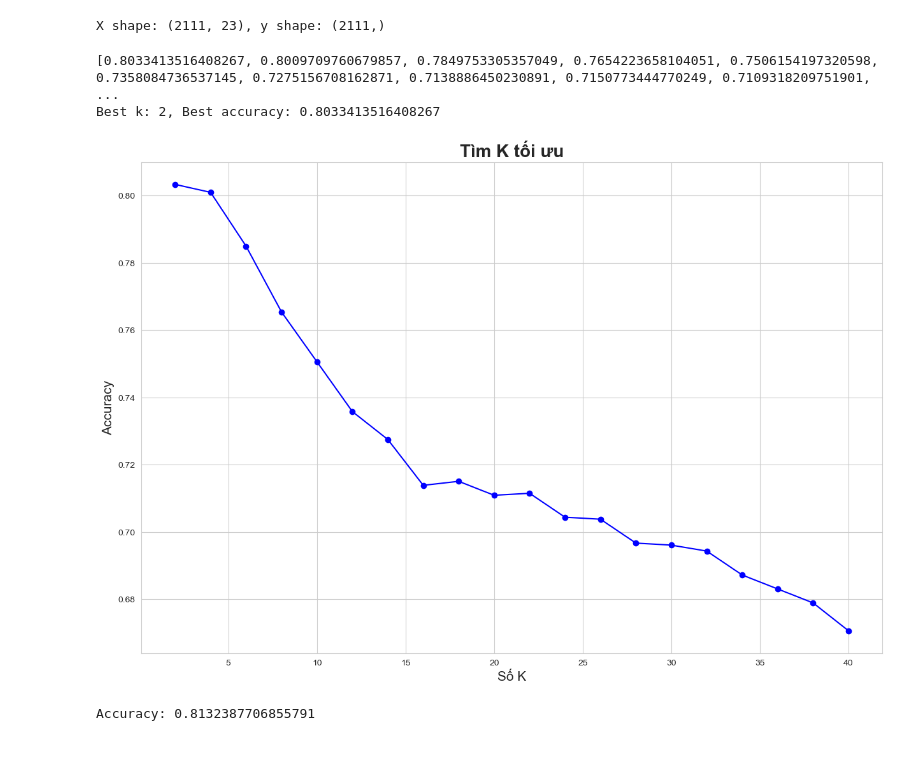
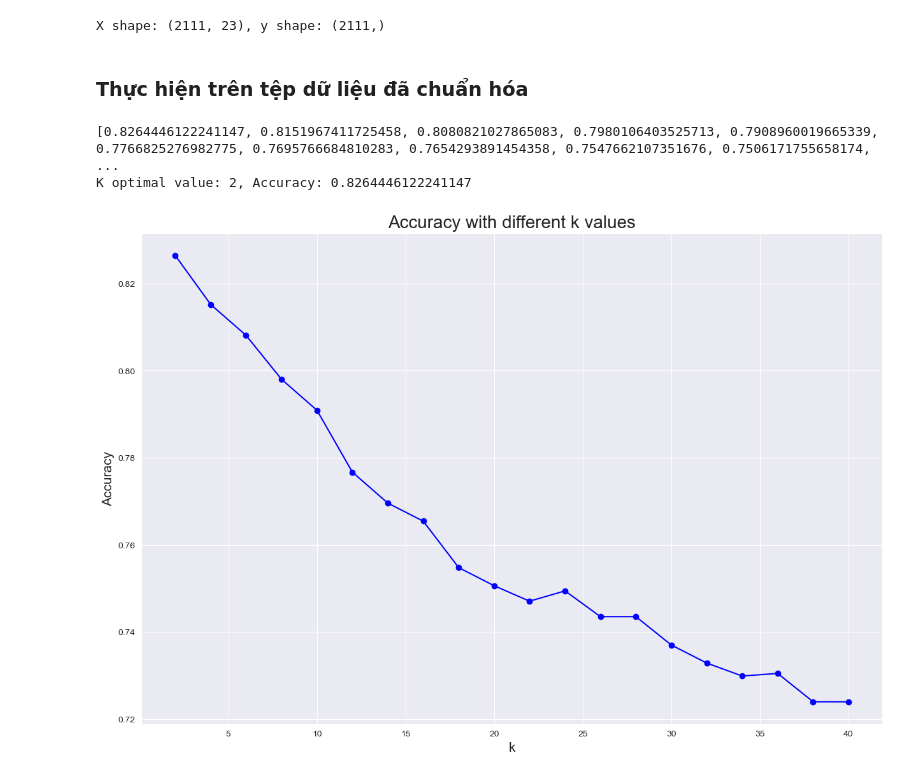
Before and after one commit to Anbt0106/Obesity-Classification, a Jupyter notebook: KNN_Library.ipynb, the cells around one changed output. Saved outputs shown, nothing was run; the diff lists cells and outputs as text; code cells hidden in the pictures.

```diff
--- a/KNN_Library.ipynb
+++ b/KNN_Library.ipynb
@@ -19 +16,3 @@ X_scaled = scaler.fit_transform(X)
+# %% [markdown]
+### Thực hiện trên tệp dữ liệu đã chuẩn hóa
 # %%
@@ -47,48 +45,37 @@ import numpy as np
 import math
 
 k_values = range(2, int(math.sqrt(len(X_train_4_1))), 2)
 kf = KFold(n_splits=5)
 mean_accuracies = []
 
 for k in k_values:
     accuracies = []
     for train_index, test_index in kf.split(X_train_4_1):
         X_train, X_test = X_train_4_1[train_index], X_train_4_1[test_index]
         y_train, y_test = y_train_4_1[train_index], y_train_4_1[test_index]
 
-        my_clf = KNeighborsClassifier(n_neighbors=k)
+        my_clf = KNeighborsClassifier(n_neighbors=k, weights='distance')
         my_clf.fit(X_train, y_train)
         y_pred = my_clf.predict(X_test)
 
         accuracy = np.mean(y_pred == y_test)
         accuracies.append(accuracy)
 
     mean_accuracies.append(np.mean(accuracies))
 
 best_k = k_values[np.argmax(mean_accuracies)]
 best_accuracy = np.max(mean_accuracies)
 
 print(mean_accuracies)
 
 plt.figure(figsize=(15, 10))
-plt.title('Tìm K tối ưu', fontsize=20, fontweight='bold')
-plt.xlabel('Số K', fontsize=15)
+plt.title('Accuracy with different k values', fontsize=20)
+plt.xlabel('k', fontsize=15)
 plt.ylabel('Accuracy', fontsize=15)
 sns.set_style("whitegrid")
 plt.plot(k_values, mean_accuracies, marker='o', linestyle='-', color='b')
-print(f"Best k: {best_k}, Best accuracy: {best_accuracy}")
+print(f"K optimal value: {best_k}, Accuracy: {best_accuracy}")
 # %% [output]
-[0.8033413516408267, 0.8009709760679857, 0.7849753305357049, 0.7654223658104051, 0.7506154197320598, 0.7358084736537145, 0.7275156708162871, 0.7138886450230891, 0.7150773444770249, 0.7109318209751901, ...
-Best k: 2, Best accuracy: 0.8033413516408267
+[0.8264446122241147, 0.8151967411725458, 0.8080821027865083, 0.7980106403525713, 0.7908960019665339, 0.7766825276982775, 0.7695766684810283, 0.7654293891454358, 0.7547662107351676, 0.7506171755658174, ...
+K optimal value: 2, Accuracy: 0.8264446122241147
-[figure, old version]
+[figure, new version]
-# %%
-# Train model with best k value
-
-my_clf = KNeighborsClassifier(n_neighbors=best_k)
-my_clf.fit(X_train_4_1, y_train_4_1)
-y_pred = my_clf.predict(X_test_4_1)
-
-accuracy = accuracy_score(y_test_4_1, y_pred)
-print(f"Accuracy: {accuracy}")
-# %% [output]
-Accuracy: 0.8132387706855791
```
Also changed, not shown: parts of 10 cells of this notebook.
